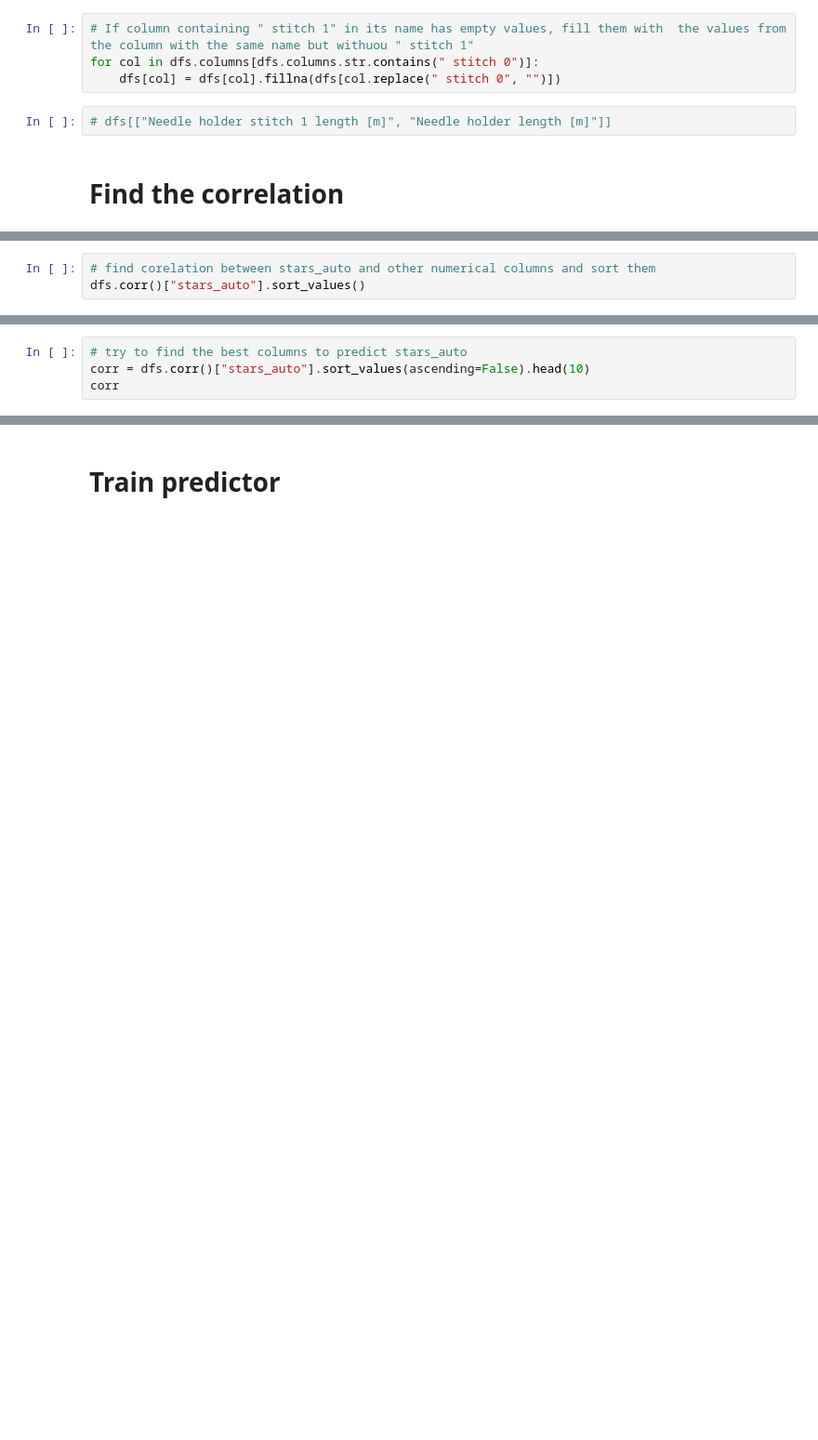
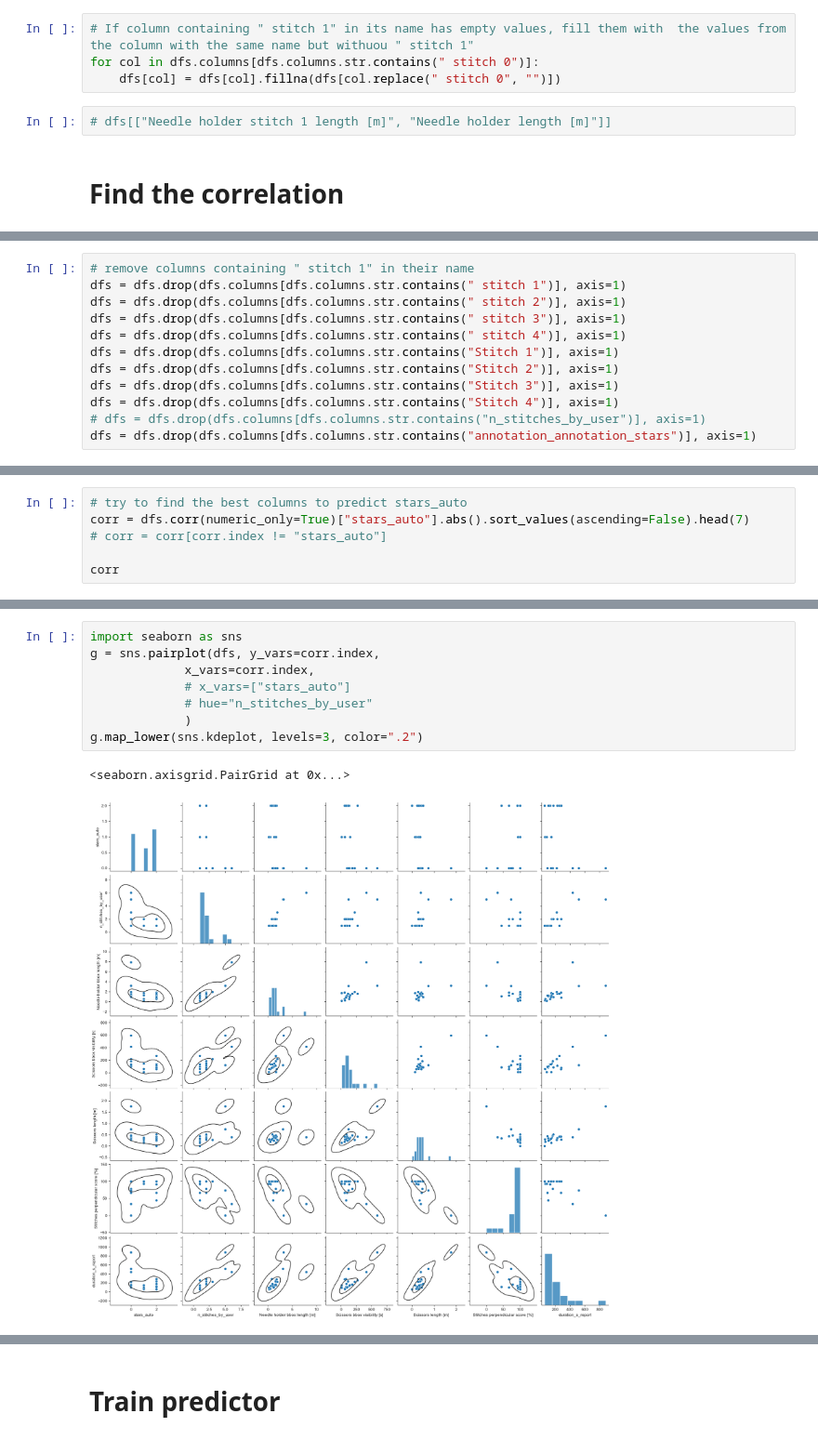
Before and after one commit to mjirik/surgeryanalyser, a Jupyter notebook: devel/pigleg_stats_evalutaion.ipynb, the cells around one changed output, grey strips where cells are left out. Shown at 93% size. Drawn from its saved outputs; the diff is of its cells as text; blank space fills up the shorter version.

```diff
--- a/devel/pigleg_stats_evalutaion.ipynb
+++ b/devel/pigleg_stats_evalutaion.ipynb
@@ -107,3 +149,12 @@ for col in dfs.columns[dfs.columns.str.contains(" stitch 0")]:
 # %%
-# find corelation between stars_auto and other numerical columns and sort them
-dfs.corr()["stars_auto"].sort_values()
+# remove columns containing " stitch 1" in their name
+dfs = dfs.drop(dfs.columns[dfs.columns.str.contains(" stitch 1")], axis=1)
+dfs = dfs.drop(dfs.columns[dfs.columns.str.contains(" stitch 2")], axis=1)
+dfs = dfs.drop(dfs.columns[dfs.columns.str.contains(" stitch 3")], axis=1)
+dfs = dfs.drop(dfs.columns[dfs.columns.str.contains(" stitch 4")], axis=1)
+dfs = dfs.drop(dfs.columns[dfs.columns.str.contains("Stitch 1")], axis=1)
+dfs = dfs.drop(dfs.columns[dfs.columns.str.contains("Stitch 2")], axis=1)
+dfs = dfs.drop(dfs.columns[dfs.columns.str.contains("Stitch 3")], axis=1)
+dfs = dfs.drop(dfs.columns[dfs.columns.str.contains("Stitch 4")], axis=1)
+# dfs = dfs.drop(dfs.columns[dfs.columns.str.contains("n_stitches_by_user")], axis=1)
+dfs = dfs.drop(dfs.columns[dfs.columns.str.contains("annotation_annotation_stars")], axis=1)
@@ -123,5 +182,7 @@ Name: stars_auto, Length: 220, dtype: float64
 # %%
 # try to find the best columns to predict stars_auto
-corr = dfs.corr()["stars_auto"].sort_values(ascending=False).head(10)
+corr = dfs.corr(numeric_only=True)["stars_auto"].abs().sort_values(ascending=False).head(7)
+# corr = corr[corr.index != "stars_auto"]
+
 corr
 # %% [output]
@@ -138 +196,12 @@ Left hand bbox stitch 1 visibility [s]        0.894028
 Name: stars_auto, dtype: float64
+# %%
+import seaborn as sns
+g = sns.pairplot(dfs, y_vars=corr.index,
+             x_vars=corr.index,
+             # x_vars=["stars_auto"]
+             # hue="n_stitches_by_user"
+             )
+g.map_lower(sns.kdeplot, levels=3, color=".2")
+# %% [output]
+<seaborn.axisgrid.PairGrid at 0x...>
+[figure, added]
```
Also changed, not shown: parts of 26 cells of this notebook.
